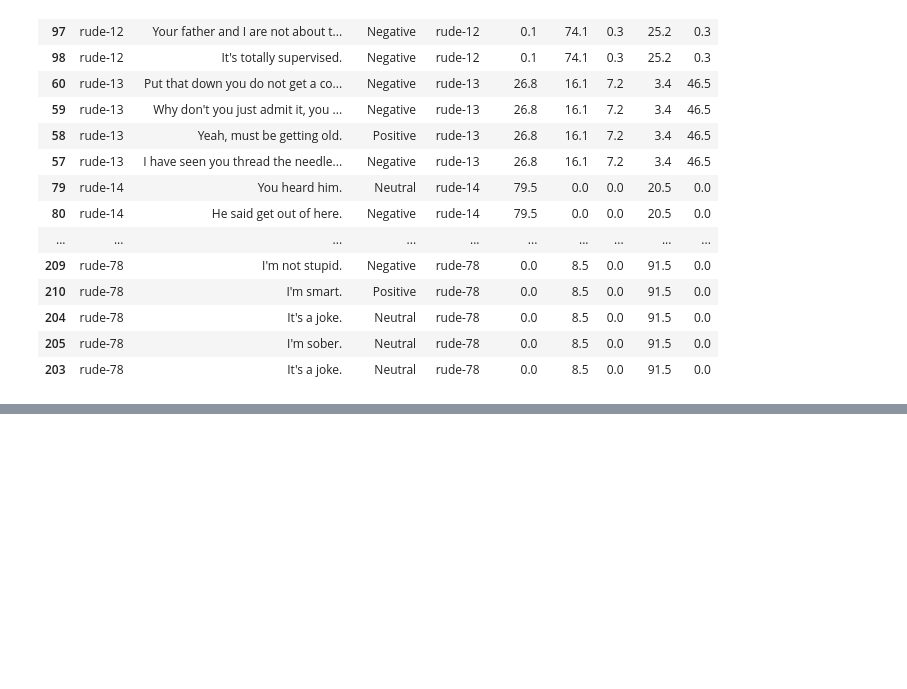
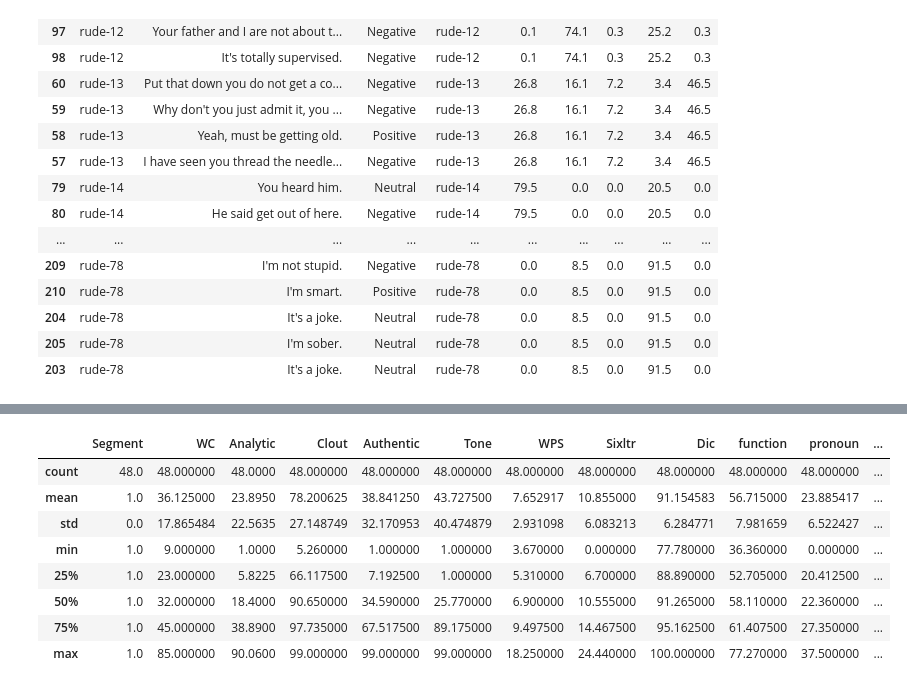
Before and after one commit to karangrewal/Rudeness-Classifier, a Jupyter notebook: rudeness_sentiment.ipynb, the cells around one changed output, grey strips where cells are left out. Saved outputs shown, nothing was run; the diff lists cells and outputs as text; code cells hidden in the pictures; blank space fills up the shorter version.

```diff
--- a/rudeness_sentiment.ipynb
+++ b/rudeness_sentiment.ipynb
@@ -173,0 +196,12 @@ final_df.sort_values('file')
+# %%
+liwc_df.describe()
+# %% [output]
+|  | Segment | WC | Analytic | Clout | Authentic | Tone | WPS | Sixltr | Dic | function | pronoun | ... |
+| count | 48.0 | 48.000000 | 48.0000 | 48.000000 | 48.000000 | 48.000000 | 48.000000 | 48.000000 | 48.000000 | 48.000000 | 48.000000 | ... |
+| mean | 1.0 | 36.125000 | 23.8950 | 78.200625 | 38.841250 | 43.727500 | 7.652917 | 10.855000 | 91.154583 | 56.715000 | 23.885417 | ... |
+| std | 0.0 | 17.865484 | 22.5635 | 27.148749 | 32.170953 | 40.474879 | 2.931098 | 6.083213 | 6.284771 | 7.981659 | 6.522427 | ... |
+| min | 1.0 | 9.000000 | 1.0000 | 5.260000 | 1.000000 | 1.000000 | 3.670000 | 0.000000 | 77.780000 | 36.360000 | 0.000000 | ... |
+| 25% | 1.0 | 23.000000 | 5.8225 | 66.117500 | 7.192500 | 1.000000 | 5.310000 | 6.700000 | 88.890000 | 52.705000 | 20.412500 | ... |
+| 50% | 1.0 | 32.000000 | 18.4000 | 90.650000 | 34.590000 | 25.770000 | 6.900000 | 10.555000 | 91.265000 | 58.110000 | 22.360000 | ... |
+| 75% | 1.0 | 45.000000 | 38.8900 | 97.735000 | 67.517500 | 89.175000 | 9.497500 | 14.467500 | 95.162500 | 61.407500 | 27.350000 | ... |
+| max | 1.0 | 85.000000 | 90.0600 | 99.000000 | 99.000000 | 99.000000 | 18.250000 | 24.440000 | 100.000000 | 77.270000 | 37.500000 | ... |
```
Also changed, not shown: parts of 5 cells of this notebook.
